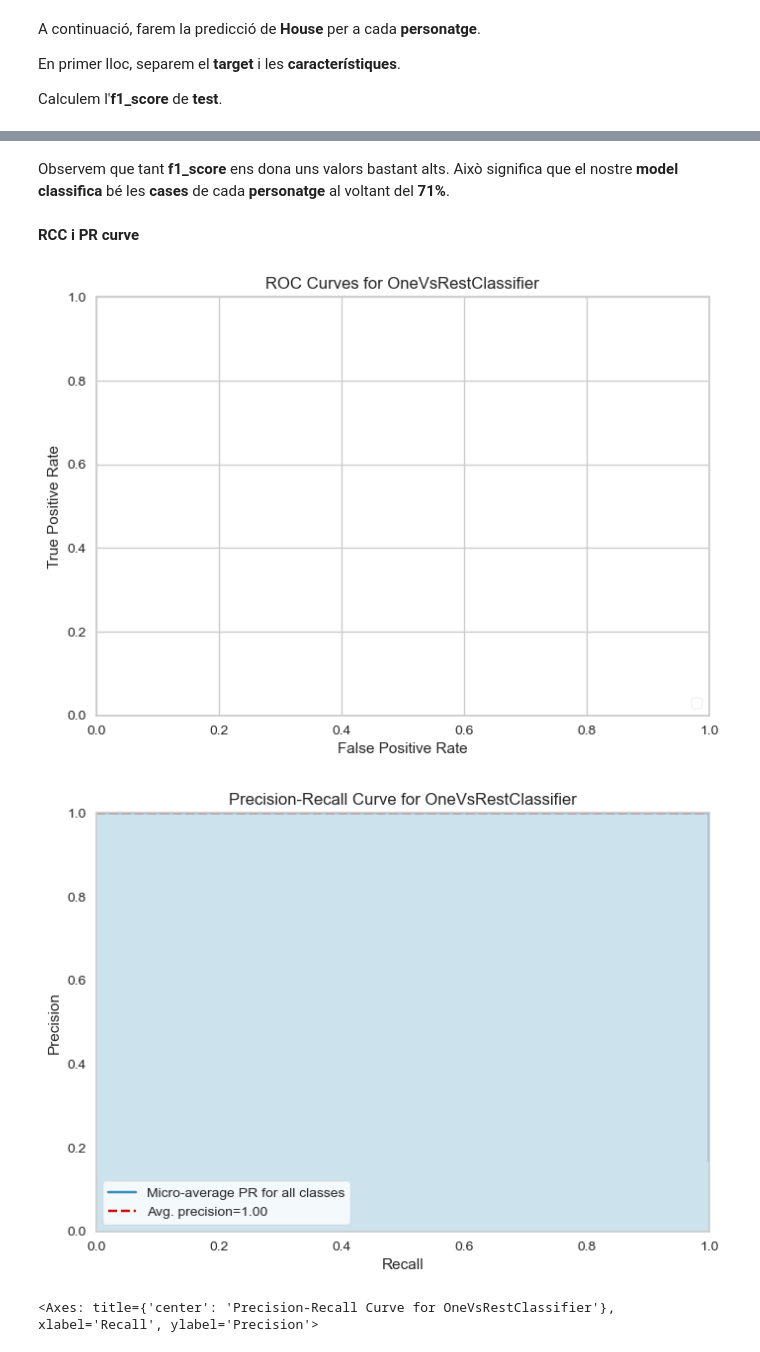
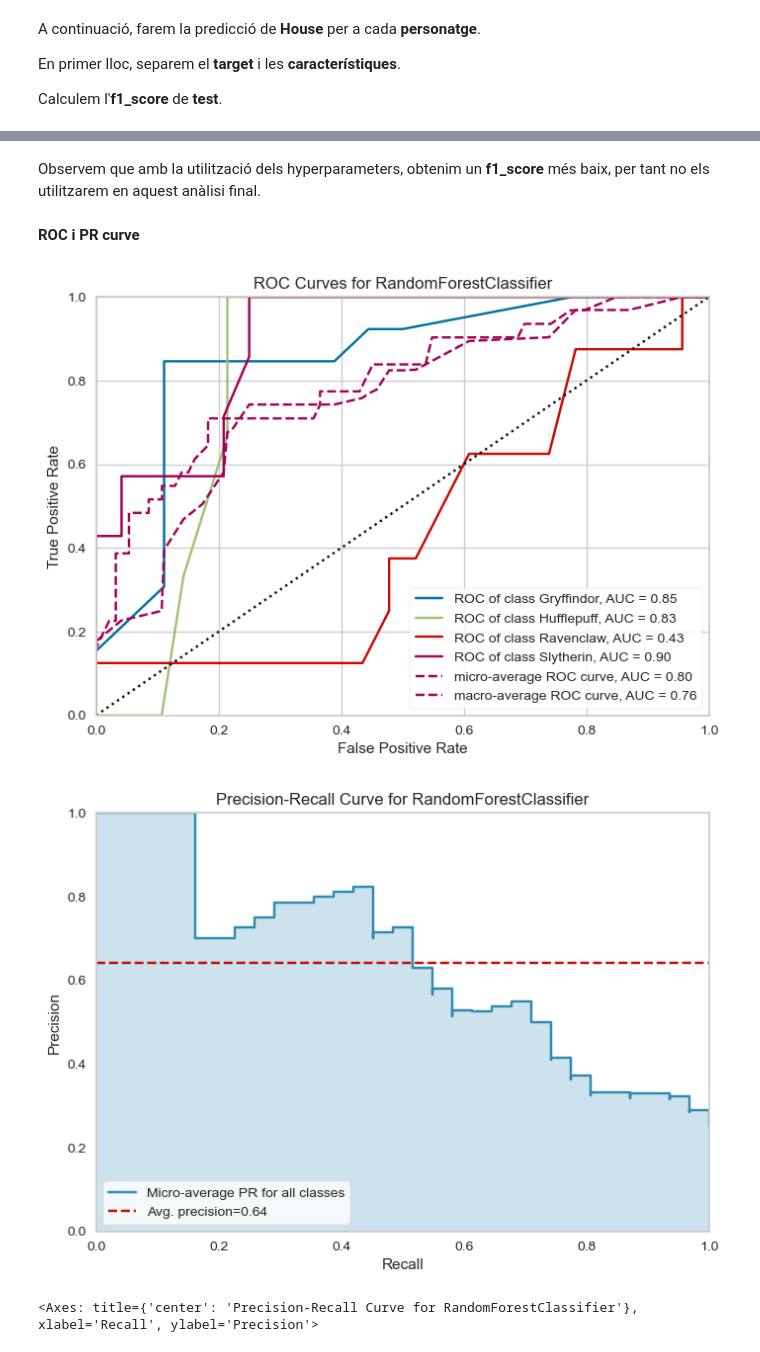
Before and after one commit to HelenaBoneu/HarryPotter, a Jupyter notebook: Harry_Potter.ipynb, the cells around one changed output, grey strips where cells are left out. Drawn from its saved outputs; the diff is of its cells as text; code cells hidden in the pictures.

Commit message:
Commit Anàlisi Final

```diff
--- a/Harry_Potter.ipynb
+++ b/Harry_Potter.ipynb
@@ -286,9 +300,9 @@ A continuació, **agruparem** les feines de cada personatge en feines més globa
 feines_similars = {
     'Professor': ['Professor', 'Defence Against the Dark Arts'],
     'Founder/Ghost Gryffindor': ['Gryffindor'],
-    'Founder/Ghos Slytherin': ['Slytherin'],
-    'Founder/Ghos Hufflepuff': ['Hufflepuff'],
-    'Founder/Ghos Ravenclaw': ['Ravenclaw'],
+    'Founder/Ghost Slytherin': ['Slytherin'],
+    'Founder/Ghost Hufflepuff': ['Hufflepuff'],
+    'Founder/Ghost Ravenclaw': ['Ravenclaw'],
     'School Head' : ['Headmaster', 'Headmistress'],
     'Gringotts' : ['Gringotts'],
     'Hogwarts service' : ['Matron', 'Flying Instructor', 'Astronomer', 'keeper of keys'],
@@ -867,11 +883,11 @@ totes_les_skills = ['parsel', 'wizard chess', 'perfect', 'great wizard', 'charms
     'quidditch', 'pyrotechnics', 'potions', 'animagus', 'dark arts', 'intelligent',
     'skilled', 'divination', 'other', 'photography', 'muggle world works',
     'magical creatures', 'wand', 'prefect', 'duel', 'mail', 'food', 'auror',
-    'magizoology', 'wisdom', 'veela', 'bartending', 'dancer', 'metamorphmagus',
+    'magizoology', 'bartending', 'metamorphmagus', 'seer', 'dragon',
     'heal', 'professor', 'astronomy', 'no skills', 'nonverbal magic',
     'hard-working', 'broadcasting', 'order', 'crossbowmanship', 'arithmancy',
     'goalkeeping', 'albus dumbledore', 'dumbledore army', 'order of the phoenix',
-    'lord voldemort', 'hogwarts school', 'ministry', 'family', 'other schools', 'gringotts', 'hogsmeade']
+    'lord voldemort', 'hogwarts school', 'ministry', 'family', 'gringotts', 'hogsmeade']
 
 # Seleccionem només les columnes de les habilitats (skills) per a la predicció
 columnes_skills = [col for col in df.columns if col in totes_les_skills]
@@ -915,13 +931,13 @@ Ara ja podem aplicar un **KNN** per trobar la característica **Job** dels perso
 imputer = KNNImputer(n_neighbors=5)
 df['Job'] = imputer.fit_transform(df[['Job','parsel', 'wizard chess', 'perfect', 'great wizard', 'charms', 'herbology',
     'quidditch', 'pyrotechnics', 'potions', 'animagus', 'dark arts', 'intelligent',
-    'skilled', 'divination', 'other', 'photography', 'muggle world works',
+    'divination', 'other', 'photography', 'muggle world works', 'seer',
     'magical creatures', 'wand', 'prefect', 'duel', 'mail', 'food', 'auror',
-    'magizoology', 'wisdom', 'veela', 'bartending', 'dancer', 'metamorphmagus',
+    'magizoology', 'bartending', 'metamorphmagus', 'dragon',
     'heal', 'professor', 'astronomy', 'no skills', 'nonverbal magic',
     'hard-working', 'broadcasting', 'order', 'crossbowmanship', 'arithmancy',
     'goalkeeping', 'albus dumbledore', 'dumbledore army', 'order of the phoenix',
-    'lord voldemort', 'hogwarts school', 'ministry', 'family', 'other schools', 'gringotts', 'hogsmeade']])
+    'lord voldemort', 'hogwarts school', 'ministry', 'family', 'gringotts', 'hogsmeade']])
 
 df['Job'] = df['Job'].round().astype('int')  # Arrodonim si és un float i convertim a int
 
@@ -1257,11 +1273,11 @@ y = df['House']
 # Dividim les dades en train i test
 X_train, X_test, y_train, y_test = train_test_split(X, y, test_size=0.2, random_state=42)
 
-# Inicialitze, el model base de regressió logística
-lr_base = LogisticRegression(max_iter=300, fit_intercept=True)
+# Inicialitzar el model
+lr = LogisticRegression()
 
 # Apliquem RFE per seleccionar les millors característiques
-rfe = RFE(estimator=lr_base, n_features_to_select=10)
+rfe = RFE(estimator=lr)
 rfe.fit(X_train, y_train)
 
 # Característiques seleccionades
@@ -1273,7 +1289,6 @@ X_train_rfe = rfe.transform(X_train)
 X_test_rfe = rfe.transform(X_test)
 
 # Entrenem un model amb les característiques seleccionades
-lr = OneVsRestClassifier(lr_base)
 lr.fit(X_train_rfe, y_train)
 
 # Prediccions
@@ -1621,37 +1551,34 @@ RF : F1 score mitjana en CV = 0.5600
-# %% [markdown]
-Observem que tant **f1_score** ens dona uns valors bastant alts. Això significa que el nostre **model** **classifica** bé les **cases** de cada **personatge** al voltant del **71%**.
+# %% [markdown]
+Observem que amb la utilització dels hyperparameters, obtenim un **f1_score** més baix, per tant no els utilitzarem en aquest anàlisi final.
 # %% [markdown]
-**RCC i PR curve**
+**ROC i PR curve**
 # %%
 from yellowbrick.classifier import ROCAUC, PrecisionRecallCurve
 
 df['House'] = le.fit_transform(df['House'])
-#df['House'] = le.inverse_transform(df['House'].astype(int))
 
 target = 'House'
-attributes = [k for k in df.keys() if k!= target]
-X = df[attributes]
+X = df[features_rfe]
 y = df[target]
 
 X_train, X_test, y_train, y_test = train_test_split(X,y,test_size = 0.25, random_state=42)
 
-model = OneVsRestClassifier(RandomForestClassifier(max_depth = None, max_features = 'log2', min_samples_split = 2, n_estimators = 300))
+model = RandomForestClassifier()
 
 model.fit(X_train, y_train)
-y_pred = model.predict(X_test)
 
 # Corba ROC
-roc = ROCAUC(model, classes=['Beauxbatons Academy of Magic', 'Durmstrang Institute', 'Gryffindor', 'Hufflepuff', 'Ravenclaw', 'Slytherin'])
+roc = ROCAUC(model, classes=['Gryffindor', 'Hufflepuff', 'Ravenclaw', 'Slytherin'])
 roc.fit(X_train, y_train)
-#roc.score(y_test, y_pred)
+roc.score(X_test, y_test)
 roc.show()
 
 # Corba PR
-pr = PrecisionRecallCurve(model, classes=['Beauxbatons Academy of Magic', 'Durmstrang Institute', 'Gryffindor', 'Hufflepuff', 'Ravenclaw', 'Slytherin'])
+pr = PrecisionRecallCurve(model, classes=['Gryffindor', 'Hufflepuff', 'Ravenclaw', 'Slytherin'])
 pr.fit(X_train, y_train)
-pr.score(X_train, y_train)
+pr.score(X_test, y_test)
 pr.show()
 # %% [output]
-[figure, old version]
+[figure, new version]
-[figure, old version]
+[figure, new version]
-<Axes: title={'center': 'Precision-Recall Curve for OneVsRestClassifier'}, xlabel='Recall', ylabel='Precision'>
+<Axes: title={'center': 'Precision-Recall Curve for RandomForestClassifier'}, xlabel='Recall', ylabel='Precision'>
```
Also changed, not shown: parts of 57 cells of this notebook.
